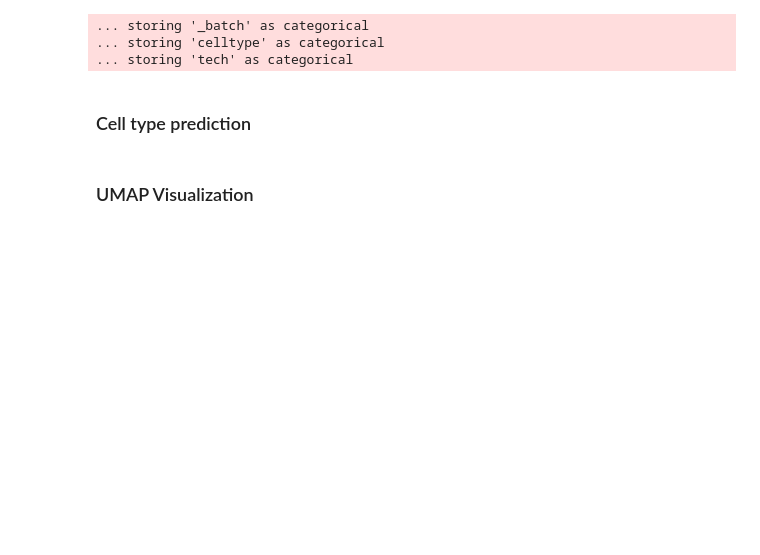
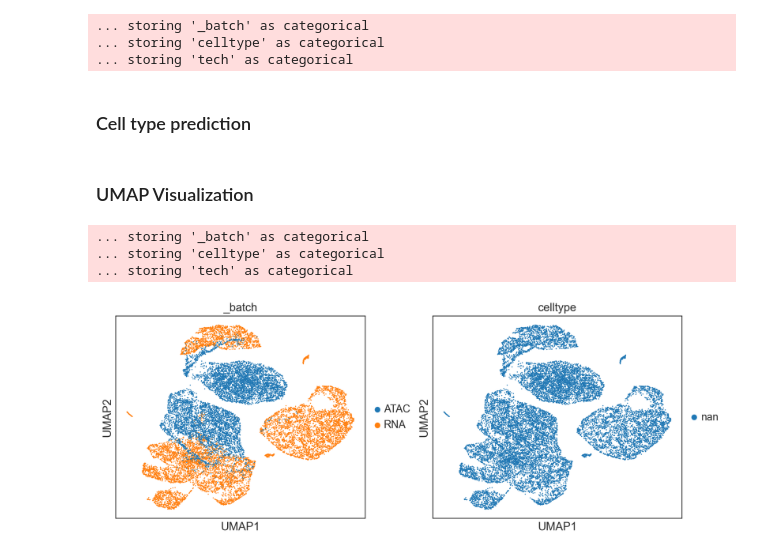
Before and after one commit to jhu99/scbean, a Jupyter notebook: docs/source/tutorials/atac_tutorial.ipynb, the cells around one changed output. Drawn from its saved outputs; the diff is of its cells as text; code cells hidden in the pictures; blank space fills up the shorter version.

```diff
--- a/docs/source/tutorials/atac_tutorial.ipynb
+++ b/docs/source/tutorials/atac_tutorial.ipynb
@@ -55,6 +72,5 @@ Using TensorFlow backend.
 # %% [markdown]
 ### Loading data in python
 # %%
-adata1 = pp.read_sc_data("/Users/zhongyuanke/data/vipcca/atac/rna.h5ad")
-adata2 = pp.read_sc_data("/Users/zhongyuanke/data/vipcca/atac/geneact.h5ad")
-adata_all= pp.preprocessing([adata1, adata2])
+adata_rna = pp.read_sc_data("/Users/zhongyuanke/data/vipcca/atac/rna.h5ad")
+adata_atac = pp.read_sc_data("/Users/zhongyuanke/data/vipcca/atac/geneact.h5ad")
@@ -65,7 +78,7 @@ Trying to set attribute `.obs` of view, copying.
 ### Data preprocessing
 Here, we filter and normalize each data separately and concatenate them into one AnnData object. For more details, please check the preprocessing API.
 # %%
-adata_all= pp.preprocessing([adata1, adata2])
+adata_all= pp.preprocessing([adata_rna, adata_atac])
 # %% [output]
 Trying to set attribute `.obs` of view, copying.
 Trying to set attribute `.obs` of view, copying.
@@ -77,7 +90,7 @@ import os
 os.environ["TF_CPP_MIN_LOG_LEVEL"] = "2"
 
 handle = vip.vipcca.VIPCCA(adata_all=adata_all,
-                           res_path='./results/atac/',
+                           res_path='/Users/zhongyuanke/data/vipcca/atac_result/',
                            mode='CVAE',
                            split_by="_batch",
                            epochs=20,
@@ -85,7 +98,7 @@ handle = vip.vipcca.VIPCCA(adata_all=adata_all,
                            batch_input_size=64,
                            batch_input_size2=14,
                            )
-adata_transform=handle.fit_transform()
+adata_integrate=handle.fit_transform()
 # %% [output]
 WARNING:tensorflow:From /Users/zhongyuanke/anaconda3/envs/test-vipcca/lib/python3.7/site-packages/tensorflow_core/python/ops/resource_variable_ops.py:1630: calling BaseResourceVariable.__init__ (from  ...
 Instructions for updating:
@@ -110,6 +123,21 @@ Epoch 20/20
 # %% [markdown]
 ### Cell type prediction
 # %%
-ann_atac=network.findNeighbors(adata_transform)
+atac=network.findNeighbors(adata_integrate)
 # %% [markdown]
 ### UMAP Visualization
+# %%
+adata_atac.obs['celltype'] = atac['celltype']
+adata = adata_rna.concatenate(adata_atac)
+adata_integrate.obs['celltype'] = adata.obs['celltype']
+
+sc.pp.neighbors(adata_integrate, use_rep='X_vipcca')
+sc.tl.umap(adata_integrate)
+
+sc.set_figure_params(figsize=[5.5, 4.5])
+sc.pl.umap(adata_integrate, color=['_batch', 'celltype'])
+# %% [output]
+... storing '_batch' as categorical
+... storing 'celltype' as categorical
+... storing 'tech' as categorical
+[figure, added]
```
Also changed, not shown: parts of 6 cells of this notebook, 3 other files.
